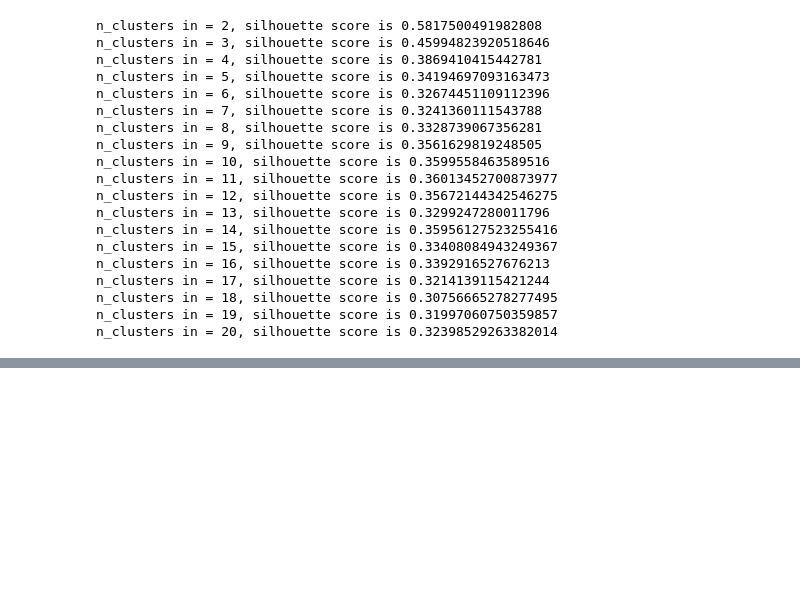
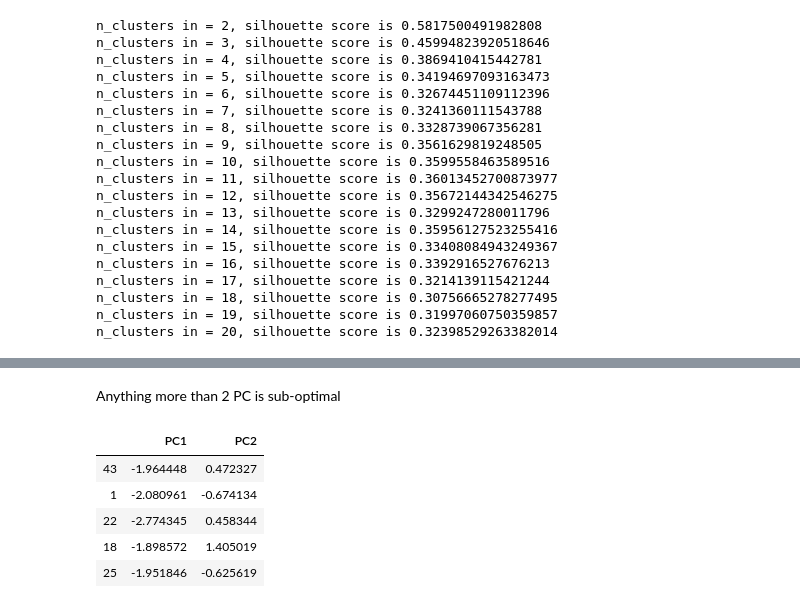
Before and after one commit to reality666/amateur-machine, a Jupyter notebook: Iris clustering.ipynb, the cells around one changed output, grey strips where cells are left out. Cells and saved outputs as stored; diff of their text form; code cells hidden in the pictures; blank space fills up the shorter version.

```diff
--- a/Iris clustering.ipynb
+++ b/Iris clustering.ipynb
@@ -236,0 +264,13 @@ n_clusters in = 20, silhouette score is 0.32398529263382014
+# %% [markdown]
+Anything more than 2 PC is sub-optimal
+# %%
+pca = PCA(n_components=2, random_state=42).fit_transform(x_scaled)
+pca_df = pd.DataFrame(pca, columns=['PC1','PC2'])
+pca_df.sample(5)
+# %% [output]
+|  | PC1 | PC2 |
+| 43 | -1.964448 | 0.472327 |
+| 1 | -2.080961 | -0.674134 |
+| 22 | -2.774345 | 0.458344 |
+| 18 | -1.898572 | 1.405019 |
+| 25 | -1.951846 | -0.625619 |
```
Also changed, not shown: parts of 9 cells of this notebook.
